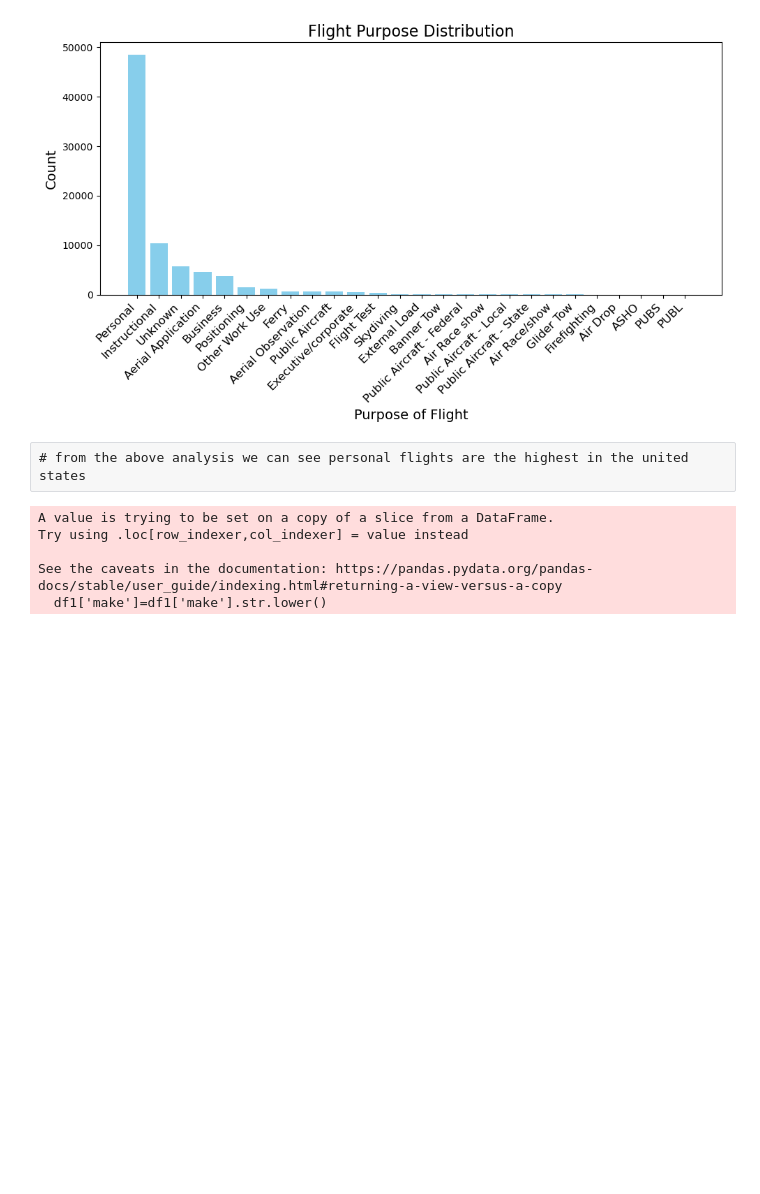
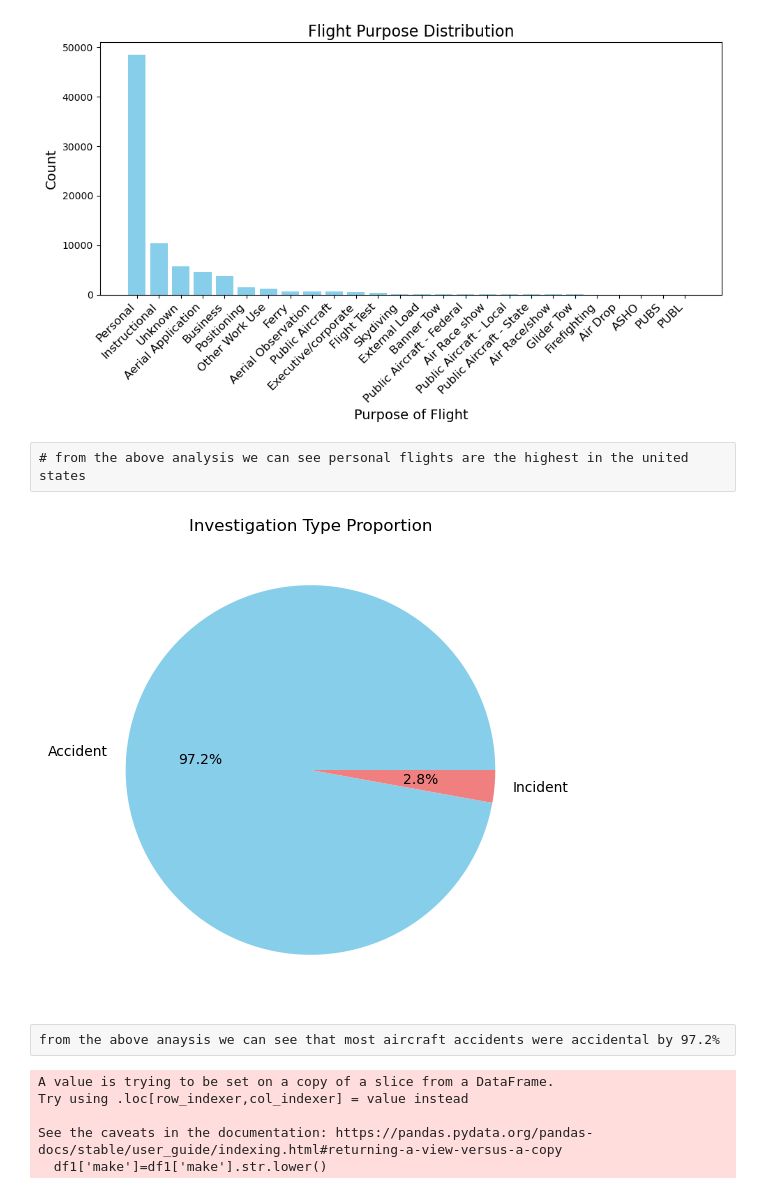
Before and after one commit to hadasssahamase/dsc-phase-1-project-v3, a Jupyter notebook: student.ipynb, the cells around one changed output. Cells and saved outputs as stored; diff of their text form; code cells hidden in the pictures; blank space fills up the shorter version.

Commit message:
Update student.ipynb
update on analysis

```diff
--- a/student.ipynb
+++ b/student.ipynb
@@ -394,6 +393,18 @@ plt.show()
 [figure]
 # %% [raw]
 # from the above analysis we can see personal flights are the highest in the united states
+# %%
+# analysis of investigation types
+type_counts = df1['investigation.type'].value_counts()
+plt.figure(figsize=(6, 6))
+type_counts.plot(kind='pie', autopct='%1.1f%%', colors=['skyblue', 'lightcoral'])
+plt.title('Investigation Type Proportion')
+plt.ylabel('')
+plt.show()
+# %% [output]
+[figure, added]
+# %% [raw]
+from the above anaysis we can see that most aircraft accidents were accidental by 97.2%
 # %%
 # analysis makes of aeroplanes
 # make all values in the column 'make' into lowercase
```
Also changed, not shown: parts of 5 cells of this notebook.
